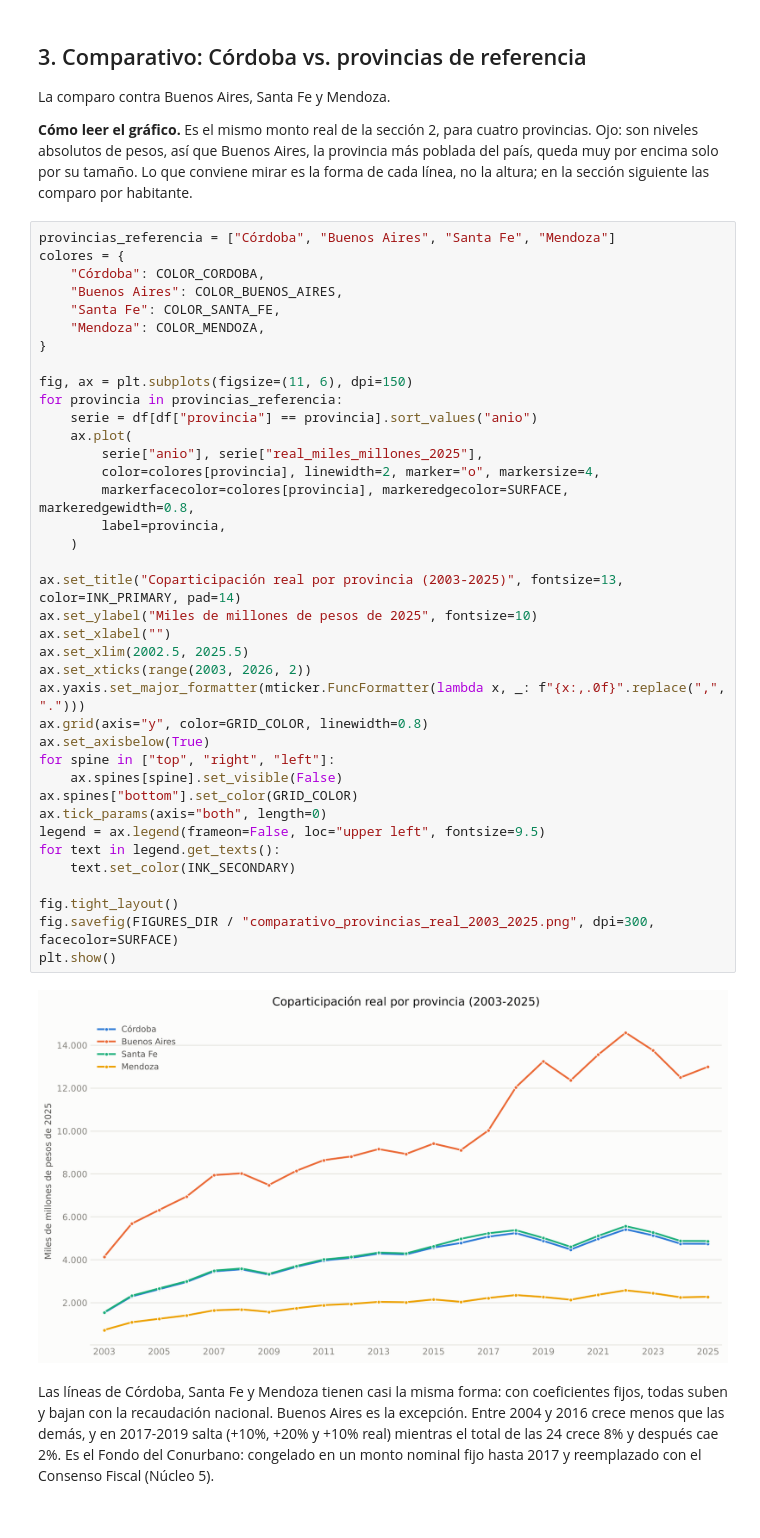
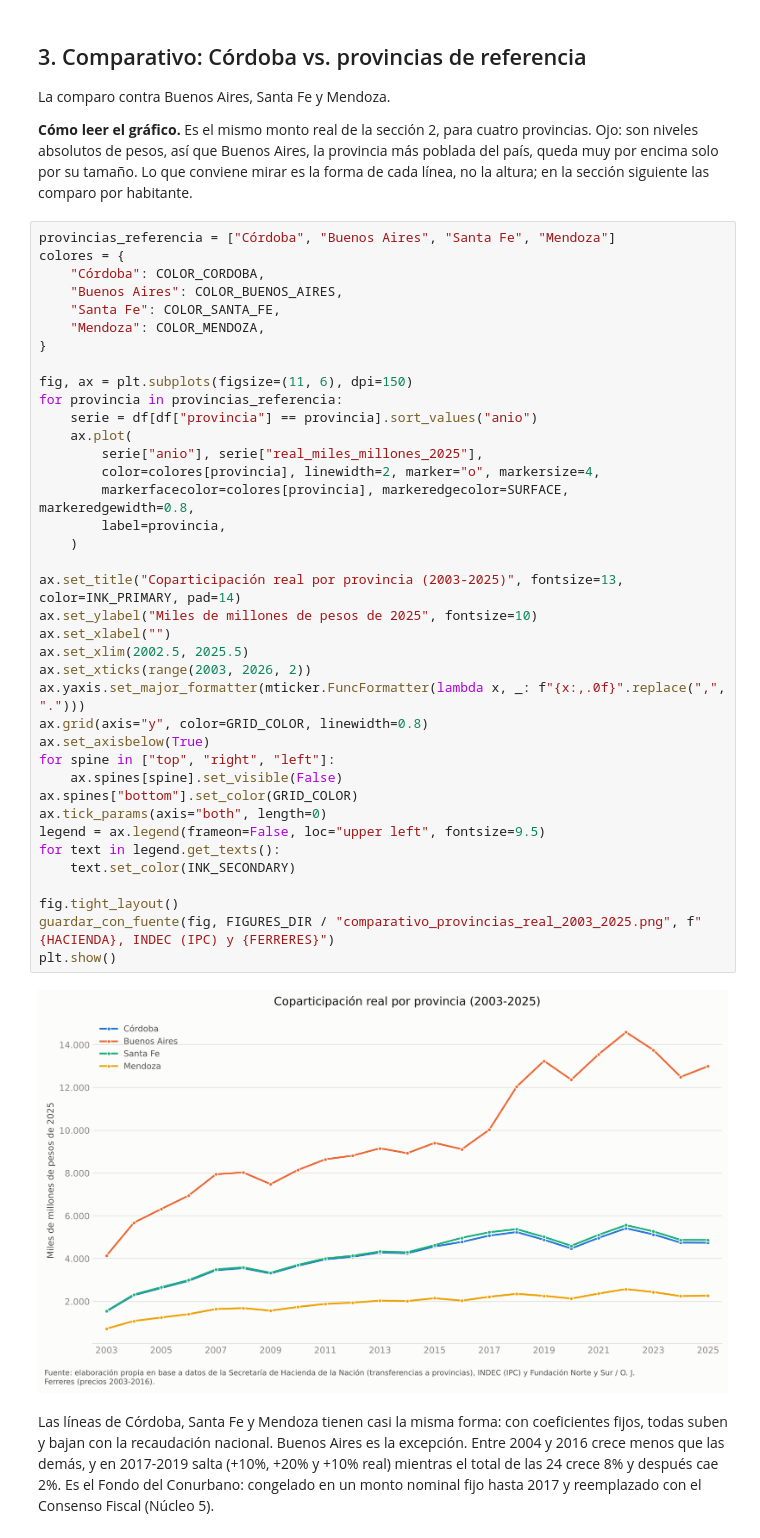
Before and after one commit to llorenzomagnano-sys/analisis-de-la-coparticipacion-federal-con-foco-en-cordoba, a Jupyter notebook: notebooks/01_serie_historica.ipynb, the cells around one changed output. Drawn from its saved outputs; the diff is of its cells as text.

```diff
--- a/notebooks/01_serie_historica.ipynb
+++ b/notebooks/01_serie_historica.ipynb
@@ -226,35 +227,35 @@ colores = {
 
 fig, ax = plt.subplots(figsize=(11, 6), dpi=150)
 for provincia in provincias_referencia:
     serie = df[df["provincia"] == provincia].sort_values("anio")
     ax.plot(
         serie["anio"], serie["real_miles_millones_2025"],
         color=colores[provincia], linewidth=2, marker="o", markersize=4,
         markerfacecolor=colores[provincia], markeredgecolor=SURFACE, markeredgewidth=0.8,
         label=provincia,
     )
 
 ax.set_title("Coparticipación real por provincia (2003-2025)", fontsize=13, color=INK_PRIMARY, pad=14)
 ax.set_ylabel("Miles de millones de pesos de 2025", fontsize=10)
 ax.set_xlabel("")
 ax.set_xlim(2002.5, 2025.5)
 ax.set_xticks(range(2003, 2026, 2))
 ax.yaxis.set_major_formatter(mticker.FuncFormatter(lambda x, _: f"{x:,.0f}".replace(",", ".")))
 ax.grid(axis="y", color=GRID_COLOR, linewidth=0.8)
 ax.set_axisbelow(True)
 for spine in ["top", "right", "left"]:
     ax.spines[spine].set_visible(False)
 ax.spines["bottom"].set_color(GRID_COLOR)
 ax.tick_params(axis="both", length=0)
 legend = ax.legend(frameon=False, loc="upper left", fontsize=9.5)
 for text in legend.get_texts():
     text.set_color(INK_SECONDARY)
 
 fig.tight_layout()
-fig.savefig(FIGURES_DIR / "comparativo_provincias_real_2003_2025.png", dpi=300, facecolor=SURFACE)
+guardar_con_fuente(fig, FIGURES_DIR / "comparativo_provincias_real_2003_2025.png", f"{HACIENDA}, INDEC (IPC) y {FERRERES}")
 plt.show()
 # %% [output]
-[figure, old version]
+[figure, new version]
 # %% [markdown]
 Las líneas de Córdoba, Santa Fe y Mendoza tienen casi la misma forma: con coeficientes
 fijos, todas suben y bajan con la recaudación nacional. Buenos Aires es la excepción.
```
Also changed, not shown: parts of 4 cells of this notebook, 21 other files.
